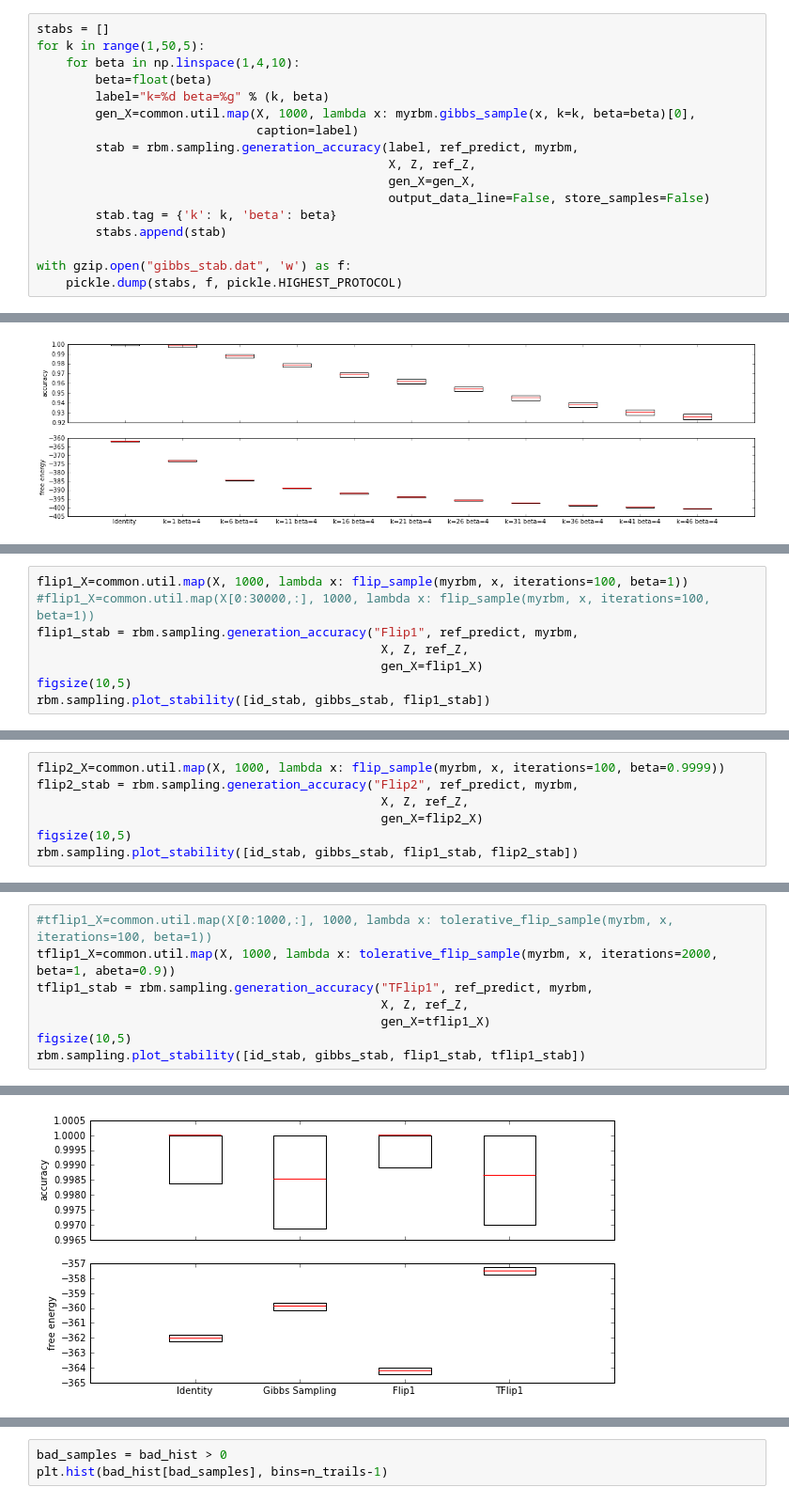
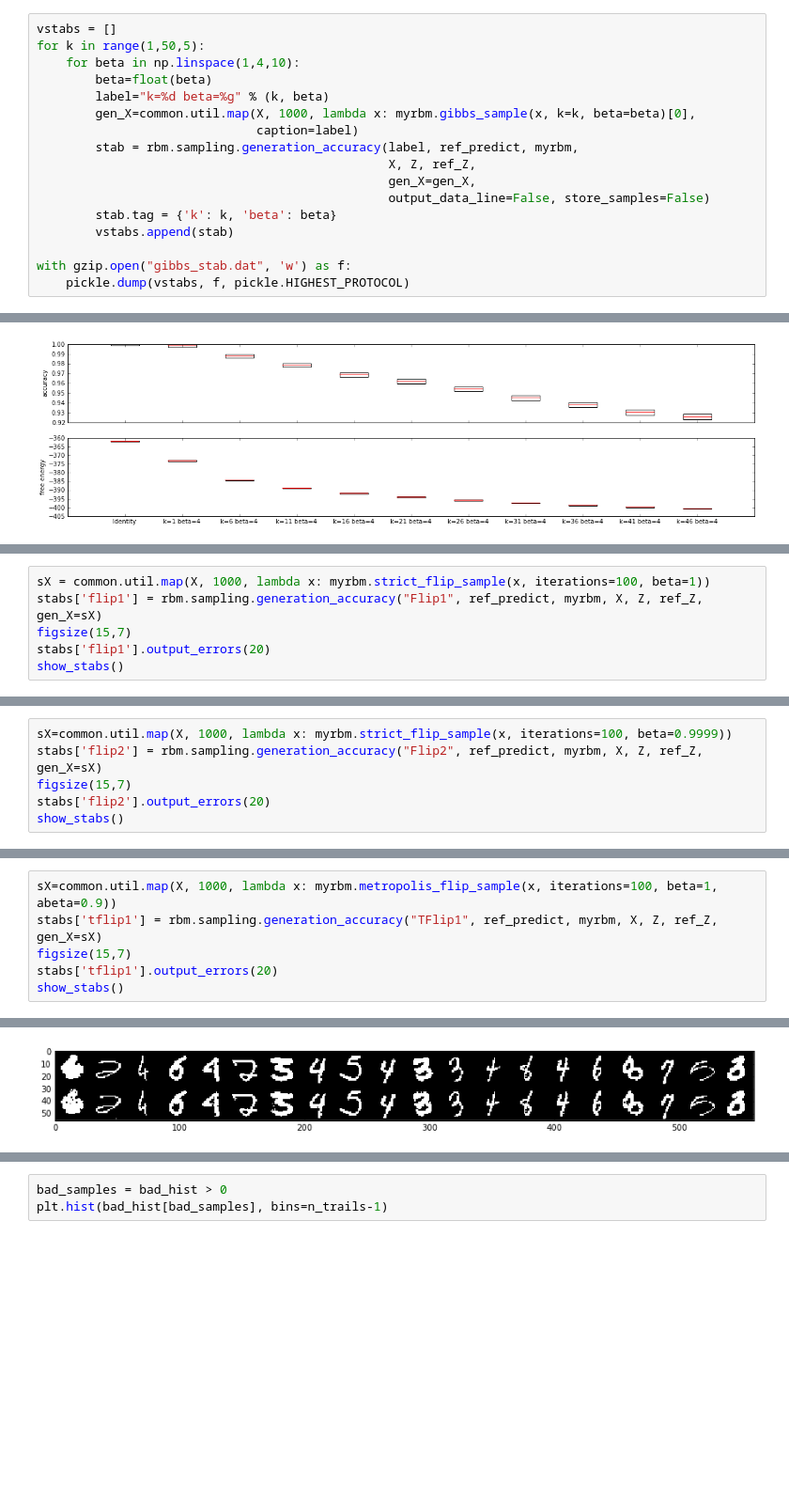
Before and after one commit to surban/ml, a Jupyter notebook: notebooks/rbm-stability.ipynb, the cells around one changed output, grey strips where cells are left out. Shown at 94% size. Saved outputs shown, nothing was run; the diff lists cells and outputs as text; blank space fills up the shorter version.

```diff
--- a/notebooks/rbm-stability.ipynb
+++ b/notebooks/rbm-stability.ipynb
@@ -116,5 +136,5 @@ rbm.sampling.plot_stability([id_stab, gibbs_stab, gibbs2_stab])
 # %%
-stabs = []
+vstabs = []
 for k in range(1,50,5):
     for beta in np.linspace(1,4,10):
         beta=float(beta)
@@ -126,10 +146,10 @@ for k in range(1,50,5):
                                                 gen_X=gen_X,
                                                 output_data_line=False, store_samples=False)
         stab.tag = {'k': k, 'beta': beta}
-        stabs.append(stab)
+        vstabs.append(stab)
 
 with gzip.open("gibbs_stab.dat", 'w') as f:
-    pickle.dump(stabs, f, pickle.HIGHEST_PROTOCOL)
+    pickle.dump(vstabs, f, pickle.HIGHEST_PROTOCOL)
 # %%
 figsize(20,5)
 rbm.sampling.plot_stability([id_stab] + [s for s in stabs if s.tag['beta'] == 4])
@@ -166,10 +166,8 @@ def flip_sample(rbm, vis_start, iterations, beta=1):
 # %%
-flip1_X=common.util.map(X, 1000, lambda x: flip_sample(myrbm, x, iterations=100, beta=1))
-#flip1_X=common.util.map(X[0:30000,:], 1000, lambda x: flip_sample(myrbm, x, iterations=100, beta=1))
-flip1_stab = rbm.sampling.generation_accuracy("Flip1", ref_predict, myrbm,
-                                               X, Z, ref_Z,
-                                               gen_X=flip1_X)
-figsize(10,5)
-rbm.sampling.plot_stability([id_stab, gibbs_stab, flip1_stab])
+sX = common.util.map(X, 1000, lambda x: myrbm.strict_flip_sample(x, iterations=100, beta=1))
+stabs['flip1'] = rbm.sampling.generation_accuracy("Flip1", ref_predict, myrbm, X, Z, ref_Z, gen_X=sX)
+figsize(15,7)
+stabs['flip1'].output_errors(20)
+show_stabs()
 # %% [output]
 | label | n_samples | n_success | classifier_accuracy | fe_mean | fe_variance |
@@ -178,9 +182,8 @@ rbm.sampling.plot_stability([id_stab, gibbs_stab, flip1_stab])
 # %%
-flip2_X=common.util.map(X, 1000, lambda x: flip_sample(myrbm, x, iterations=100, beta=0.9999))
-flip2_stab = rbm.sampling.generation_accuracy("Flip2", ref_predict, myrbm,
-                                               X, Z, ref_Z,
-                                               gen_X=flip2_X)
-figsize(10,5)
-rbm.sampling.plot_stability([id_stab, gibbs_stab, flip1_stab, flip2_stab])
+sX=common.util.map(X, 1000, lambda x: myrbm.strict_flip_sample(x, iterations=100, beta=0.9999))
+stabs['flip2'] = rbm.sampling.generation_accuracy("Flip2", ref_predict, myrbm, X, Z, ref_Z, gen_X=sX)
+figsize(15,7)
+stabs['flip2'].output_errors(20)
+show_stabs()
 # %% [output]
 | label | n_samples | n_success | classifier_accuracy | fe_mean | fe_variance |
@@ -239,10 +200,8 @@ def tolerative_flip_sample(rbm, vis_start, iterations, beta=1, abeta=1):
 # %%
-#tflip1_X=common.util.map(X[0:1000,:], 1000, lambda x: tolerative_flip_sample(myrbm, x, iterations=100, beta=1))
-tflip1_X=common.util.map(X, 1000, lambda x: tolerative_flip_sample(myrbm, x, iterations=2000, beta=1, abeta=0.9))
-tflip1_stab = rbm.sampling.generation_accuracy("TFlip1", ref_predict, myrbm,
-                                               X, Z, ref_Z,
-                                               gen_X=tflip1_X)
-figsize(10,5)
-rbm.sampling.plot_stability([id_stab, gibbs_stab, flip1_stab, tflip1_stab])
+sX=common.util.map(X, 1000, lambda x: myrbm.metropolis_flip_sample(x, iterations=100, beta=1, abeta=0.9))
+stabs['tflip1'] = rbm.sampling.generation_accuracy("TFlip1", ref_predict, myrbm, X, Z, ref_Z, gen_X=sX)
+figsize(15,7)
+stabs['tflip1'].output_errors(20)
+show_stabs()
 # %% [output]
 | label | n_samples | n_success | classifier_accuracy | fe_mean | fe_variance |
@@ -250 +214 @@ rbm.sampling.plot_stability([id_stab, gibbs_stab, flip1_stab, tflip1_stab])
-[figure, old version]
+[figure, new version]
```
Also changed, not shown: parts of 34 cells of this notebook, 5 other files.
